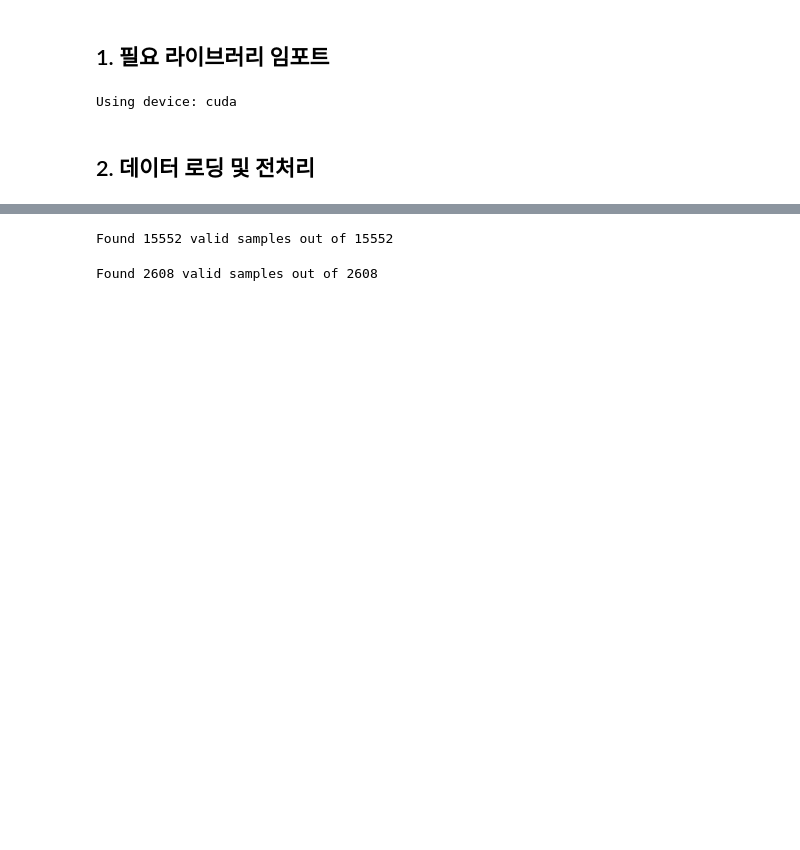
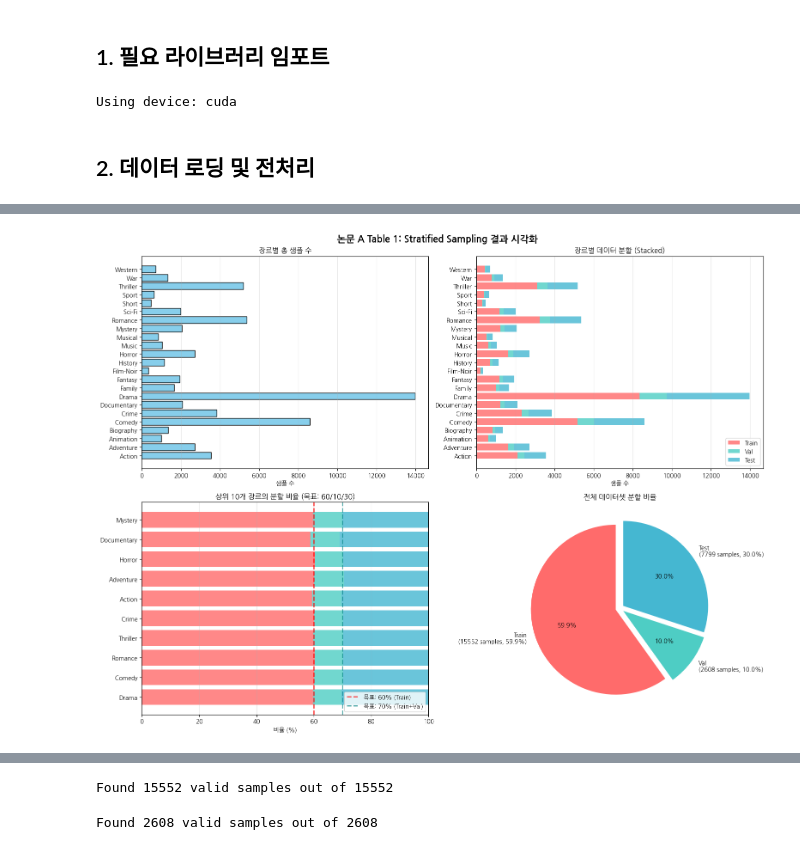
Before and after one commit to oksk1111/mmimdb_test, a Jupyter notebook: mmimdb_test.ipynb, the cells around one changed output, grey strips where cells are left out. Drawn from its saved outputs; the diff is of its cells as text; code cells hidden in the pictures; blank space fills up the shorter version.

```diff
--- a/mmimdb_test.ipynb
+++ b/mmimdb_test.ipynb
@@ -218,0 +502,88 @@ Genres: ['Action', 'Adventure', 'Animation', 'Biography', 'Comedy', 'Crime', 'Do
+# %%
+# 장르별 분포 시각화
+fig, axes = plt.subplots(2, 2, figsize=(16, 12))
+
+# 1. 장르별 총 샘플 수
+ax1 = axes[0, 0]
+genres_sorted = sorted(all_genres)
+total_counts = [train_genre_dist.get(g, 0) + val_genre_dist.get(g, 0) + test_genre_dist.get(g, 0)
+                for g in genres_sorted]
+ax1.barh(genres_sorted, total_counts, color='skyblue', edgecolor='black')
+ax1.set_xlabel('샘플 수')
+ax1.set_title('장르별 총 샘플 수')
+ax1.grid(axis='x', alpha=0.3)
+
+# 2. 장르별 Train/Val/Test 분포 (Stacked Bar)
+ax2 = axes[0, 1]
+train_counts = [train_genre_dist.get(g, 0) for g in genres_sorted]
+val_counts = [val_genre_dist.get(g, 0) for g in genres_sorted]
+test_counts = [test_genre_dist.get(g, 0) for g in genres_sorted]
+
+x_pos = np.arange(len(genres_sorted))
+ax2.barh(x_pos, train_counts, label='Train', color='#FF6B6B', alpha=0.8)
+ax2.barh(x_pos, val_counts, left=train_counts, label='Val', color='#4ECDC4', alpha=0.8)
+ax2.barh(x_pos, test_counts, left=np.array(train_counts) + np.array(val_counts),
+         label='Test', color='#45B7D1', alpha=0.8)
+
+ax2.set_yticks(x_pos)
+ax2.set_yticklabels(genres_sorted)
+ax2.set_xlabel('샘플 수')
+ax2.set_title('장르별 데이터 분할 (Stacked)')
+ax2.legend(loc='lower right')
+ax2.grid(axis='x', alpha=0.3)
+
+# 3. 장르별 분할 비율 (목표: 60/10/30)
+ax3 = axes[1, 0]
+# 상위 10개 장르만 표시 (가독성)
+top_10_genres = sorted(all_genres,
+                       key=lambda g: train_genre_dist.get(g, 0) + val_genre_dist.get(g, 0) + test_genre_dist.get(g, 0),
+                       reverse=True)[:10]
+
+for i, genre in enumerate(top_10_genres):
+    train_count = train_genre_dist.get(genre, 0)
+    val_count = val_genre_dist.get(genre, 0)
+    test_count = test_genre_dist.get(genre, 0)
+    total = train_count + val_count + test_count
+
+    if total > 0:
+        train_pct = train_count / total * 100
+        val_pct = val_count / total * 100
+        test_pct = test_count / total * 100
+
+        # 비율을 누적 막대로 표시
+        ax3.barh(i, train_pct, color='#FF6B6B', alpha=0.8)
+        ax3.barh(i, val_pct, left=train_pct, color='#4ECDC4', alpha=0.8)
+        ax3.barh(i, test_pct, left=train_pct + val_pct, color='#45B7D1', alpha=0.8)
+
+# 목표 비율 선 추가
+ax3.axvline(x=60, color='red', linestyle='--', linewidth=2, alpha=0.7, label='목표: 60% (Train)')
+ax3.axvline(x=70, color='teal', linestyle='--', linewidth=2, alpha=0.7, label='목표: 70% (Train+Val)')
+
+ax3.set_yticks(range(len(top_10_genres)))
+ax3.set_yticklabels(top_10_genres)
+ax3.set_xlabel('비율 (%)')
+ax3.set_title('상위 10개 장르의 분할 비율 (목표: 60/10/30)')
+ax3.set_xlim(0, 100)
+ax3.legend(loc='lower right')
+ax3.grid(axis='x', alpha=0.3)
+
+# 4. 데이터셋 크기 비교 (Pie Chart)
+ax4 = axes[1, 1]
+dataset_sizes = [len(train_ids), len(val_ids), len(test_ids)]
+labels = [f'Train\n({len(train_ids)} samples, {len(train_ids)/len(all_movie_ids)*100:.1f}%)',
+          f'Val\n({len(val_ids)} samples, {len(val_ids)/len(all_movie_ids)*100:.1f}%)',
+          f'Test\n({len(test_ids)} samples, {len(test_ids)/len(all_movie_ids)*100:.1f}%)']
+colors = ['#FF6B6B', '#4ECDC4', '#45B7D1']
+explode = (0.05, 0.05, 0.05)
+
+ax4.pie(dataset_sizes, labels=labels, colors=colors, autopct='%1.1f%%',
+        startangle=90, explode=explode, textprops={'fontsize': 10})
+ax4.set_title('전체 데이터셋 분할 비율')
+
+plt.suptitle('논문 A Table 1: Stratified Sampling 결과 시각화', fontsize=16, fontweight='bold')
+plt.tight_layout()
+plt.show()
+
+print("✅ 장르별 분포 시각화 완료")
+# %% [output]
+[figure, added]
```
Also changed, not shown: parts of 28 cells of this notebook.
